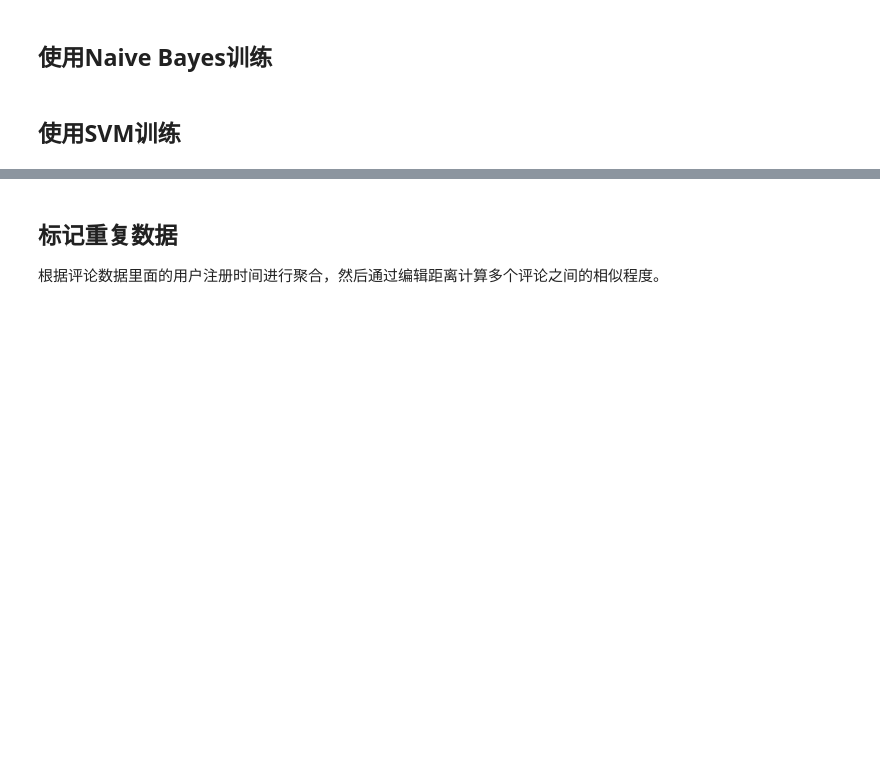
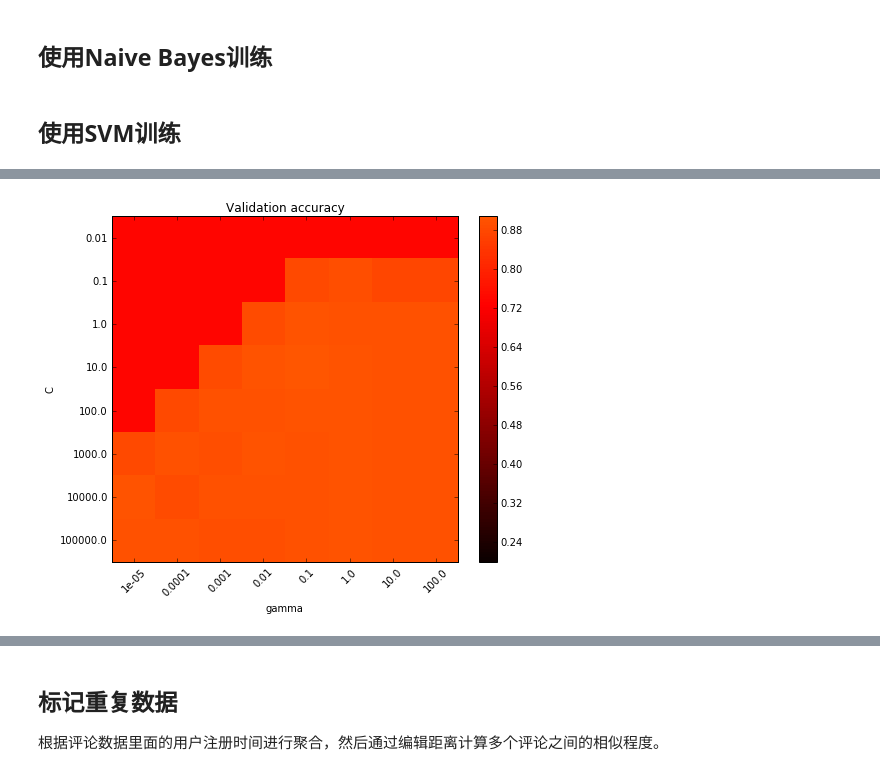
Before and after one commit to 0neSe7en/jd-comments, a Jupyter notebook: jd comments.ipynb, the cells around one changed output, grey strips where cells are left out. Drawn from its saved outputs; the diff is of its cells as text; code cells hidden in the pictures; blank space fills up the shorter version.

```diff
--- a/jd comments.ipynb
+++ b/jd comments.ipynb
@@ -41,7 +52,7 @@ for w in ready_to_add_words:
 - 从数据库中的商品描述的词
 # %%
 import simplejson as json
-top100 = {a[0]: a[1] for a in json.load(open('sorted_keys.json', mode='r', encoding='utf-8'))[:200]}
+top100 = {a[0]: a[1] for a in json.load(open('/Users/wsy/dev/python/jd-comments/sorted_keys.json', mode='r', encoding='utf-8'))[:200]}
 del top100['总体']
 del top100['帮别人']
 del top100['京东']
@@ -116,6 +127,7 @@ def generate_feature(comment, output=False):
     tags = jieba.analyse.extract_tags(comment['content'], topK=20, withWeight=True, allowPOS=('ns', 'n', 'nz'))
     if output:
         print(tags)
+
     comment_feature = [
         len(comment.get('commentTags', [])),
         comment.get('imageCount', 0),
@@ -128,16 +140,13 @@ def generate_feature(comment, output=False):
             break
     else:
         comment_feature.append(3)
+
     maybe = 0
     w_fraq = {}
     for tag in tags:
         if tag[0] in top100 or tag[0] in product_keys:
-            if tag[0] not in words_dict:
-                words_dict[tag[0]] = pos
-                pos += 1
-            w_fraq[tag[0]] = tag[1]
             maybe += 1
-    words_fraq.append(w_fraq)
+
     comment_feature.append(maybe)
     return comment_feature
 # %% [markdown]
@@ -190,0 +222,76 @@ SVC(C=0.9, cache_size=400, class_weight=None, coef0=0.0,
+# %%
+import numpy as np
+import matplotlib.pyplot as plt
+import jieba.analyse
+from matplotlib.colors import Normalize
+
+from sklearn.svm import SVC
+from sklearn.preprocessing import StandardScaler
+from sklearn.datasets import load_iris
+from sklearn.cross_validation import StratifiedShuffleSplit
+from sklearn.grid_search import GridSearchCV
+
+features = []
+marked = []
+contents = []
+comment_length = [80, 40, 15, 0]
+
+for c in marked_col.find():
+    feature = generate_feature(c, output=False)
+    features.append(feature)
+    marked.append(c['mark'])
+    contents.append(c['content'])
+
+print('Start...', len(features))
+
+class MidpointNormalize(Normalize):
+
+    def __init__(self, vmin=None, vmax=None, midpoint=None, clip=False):
+        self.midpoint = midpoint
+        Normalize.__init__(self, vmin, vmax, clip)
+
+    def __call__(self, value, clip=None):
+        x, y = [self.vmin, self.midpoint, self.vmax], [0, 0.5, 1]
+        return np.ma.masked_array(np.interp(value, x, y))
+
+C_range = np.logspace(-2, 5, 8)
+gamma_range = np.logspace(-5, 2, 8)
+param_grid = dict(gamma=gamma_range, C=C_range)
+cv = StratifiedShuffleSplit(marked, n_iter=5, test_size=0.2, random_state=42)
+grid = GridSearchCV(SVC(), param_grid=param_grid, cv=cv)
+grid.fit(features, marked)
+
+print("The best parameters are %s with a score of %0.2f"
+      % (grid.best_params_, grid.best_score_))
+
+
+C_2d_range = [1e-2, 1, 1e2]
+gamma_2d_range = [1e-1, 1, 1e1]
+classifiers = []
+for C in C_2d_range:
+    for gamma in gamma_2d_range:
+        clf = SVC(C=C, gamma=gamma)
+        clf.fit(features, marked)
+        classifiers.append((C, gamma, clf))
+
+# Draw heatmap of the validation accuracy as a function of gamma and C
+#
+# The score are encoded as colors with the hot colormap which varies from dark
+# red to bright yellow. As the most interesting scores are all located in the
+# 0.92 to 0.97 range we use a custom normalizer to set the mid-point to 0.92 so
+# as to make it easier to visualize the small variations of score values in the
+# interesting range while not brutally collapsing all the low score values to
+# the same color.
+
+plt.figure(figsize=(8, 6))
+plt.subplots_adjust(left=.2, right=0.95, bottom=0.15, top=0.95)
+plt.imshow(scores, interpolation='nearest', cmap=plt.cm.hot,
+           norm=MidpointNormalize(vmin=0.2, midpoint=0.92))
+plt.xlabel('gamma')
+plt.ylabel('C')
+plt.colorbar()
+plt.xticks(np.arange(len(gamma_range)), gamma_range, rotation=45)
+plt.yticks(np.arange(len(C_range)), C_range)
+plt.title('Validation accuracy')
+plt.show()
+# %% [output]
@@ -191,3 +301,4 @@ SVC(C=0.9, cache_size=400, class_weight=None, coef0=0.0,
+[figure, added]
 # %%
 for c in comment_col.find()[:1000]:
     features = generate_feature(c)
```
Also changed, not shown: parts of 4 cells of this notebook.
